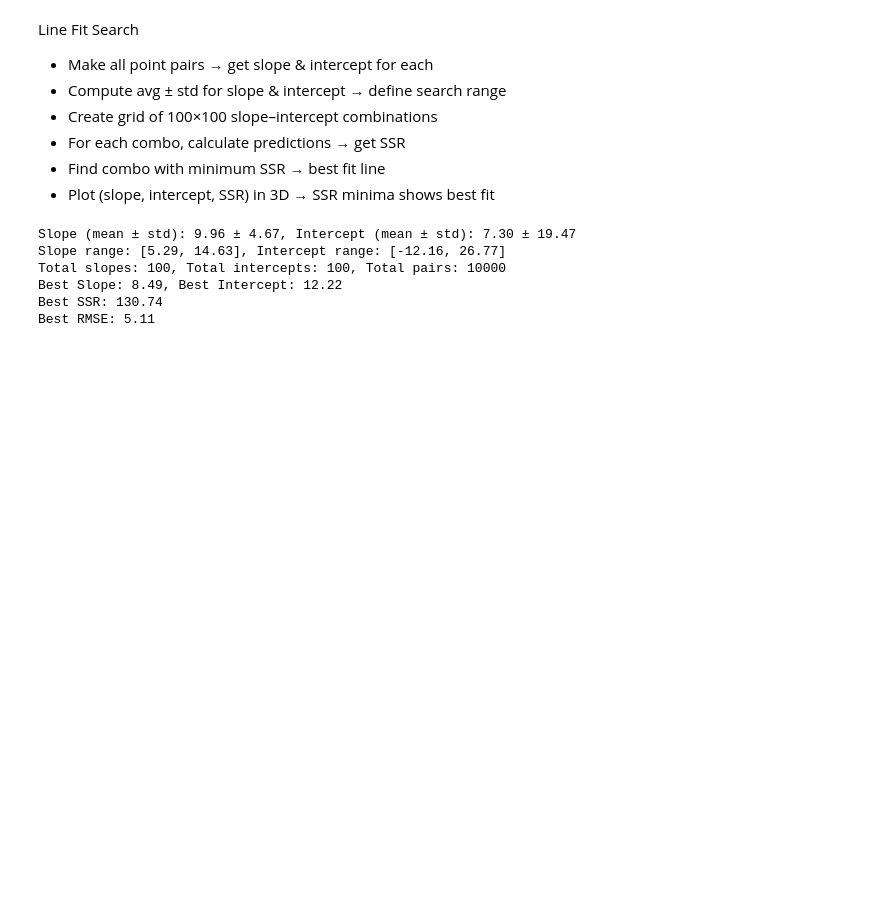
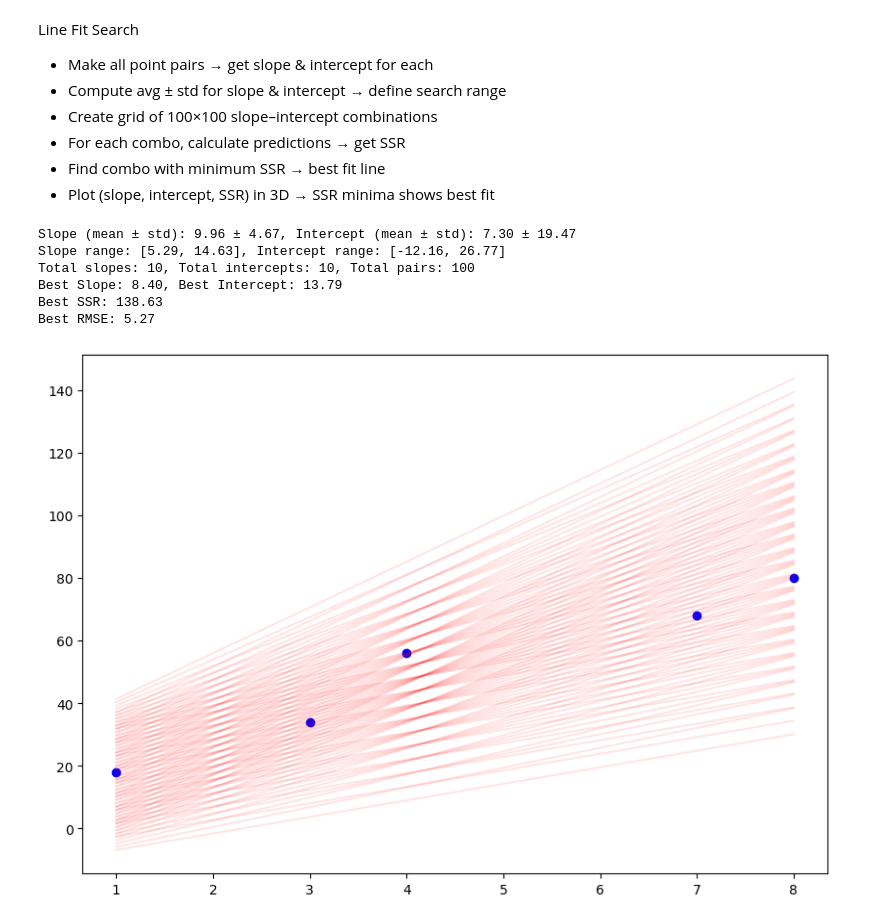
Before and after one commit to k26rahul/ml-april-25, a Jupyter notebook: line-fit.ipynb, the cells around one changed output. Cells and saved outputs as stored; diff of their text form; code cells hidden in the pictures; blank space fills up the shorter version.

```diff
--- a/line-fit.ipynb
+++ b/line-fit.ipynb
@@ -247,7 +247,7 @@ def plot_3d():
   std_slope = np.std(slopes_)
   std_intercept = np.std(intercepts_)
 
-  steps = 100
+  steps = 10
   slopes_ = np.linspace(avg_slope - std_slope, avg_slope + std_slope, steps)
   intercepts_ = np.linspace(avg_intercept - std_intercept, avg_intercept + std_intercept, steps)
 
@@ -255,6 +255,8 @@ def plot_3d():
   intercepts = []
   ssrs = []
 
+  plt.figure(figsize=(10, 7))
+  plt.scatter(x, y, color='blue')
   for slope_val in slopes_:
     for intercept_val in intercepts_:
       y_pred = slope_val * x + intercept_val
@@ -262,39 +264,41 @@ def plot_3d():
       slopes.append(slope_val)
       intercepts.append(intercept_val)
       ssrs.append(ssr)
+      plt.plot(x, y_pred, color='red', alpha=0.1)
 
   fig = px.scatter_3d(
       x=slopes,
       y=intercepts,
       z=ssrs,
       color=ssrs,
       labels={'x': 'Slope', 'y': 'Intercept', 'z': 'SSR'},
       title="3D Interactive Plot: Slope (x), Intercept (y), SSR (z)"
   )
 
   best_idx = np.argmin(ssrs)
   best_slope = slopes[best_idx]
   best_intercept = intercepts[best_idx]
 
   print(
       f"Slope (mean ± std): {avg_slope:.2f} ± {std_slope:.2f}, Intercept (mean ± std): {avg_intercept:.2f} ± {std_intercept:.2f}")
   print(
       f"Slope range: [{slopes_[0]:.2f}, {slopes_[-1]:.2f}], Intercept range: [{intercepts_[0]:.2f}, {intercepts_[-1]:.2f}]")
   print(
       f"Total slopes: {len(slopes_)}, Total intercepts: {len(intercepts_)}, Total pairs: {len(slopes_) * len(intercepts_)}")
 
   print(f"Best Slope: {best_slope:.2f}, Best Intercept: {best_intercept:.2f}")
   print(f"Best SSR: {ssrs[best_idx]:.2f}")
   print(f"Best RMSE: {np.sqrt(ssrs[best_idx] / len(x)):.2f}")
 
   fig.show()
 
 
 plot_3d()
 # %% [output]
 Slope (mean ± std): 9.96 ± 4.67, Intercept (mean ± std): 7.30 ± 19.47
 Slope range: [5.29, 14.63], Intercept range: [-12.16, 26.77]
-Total slopes: 100, Total intercepts: 100, Total pairs: 10000
-Best Slope: 8.49, Best Intercept: 12.22
-Best SSR: 130.74
-Best RMSE: 5.11
+Total slopes: 10, Total intercepts: 10, Total pairs: 100
+Best Slope: 8.40, Best Intercept: 13.79
+Best SSR: 138.63
+Best RMSE: 5.27
+[figure, added]
```
